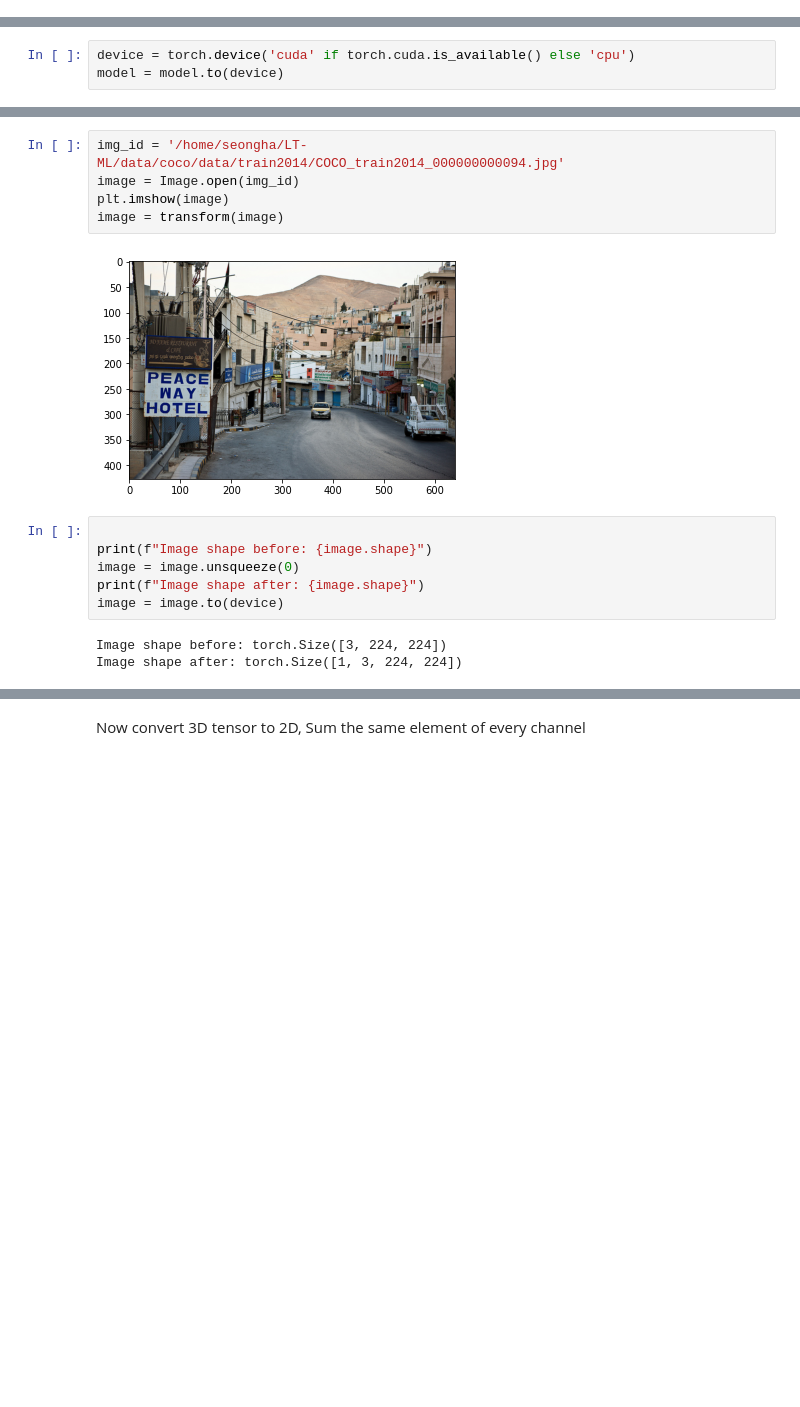
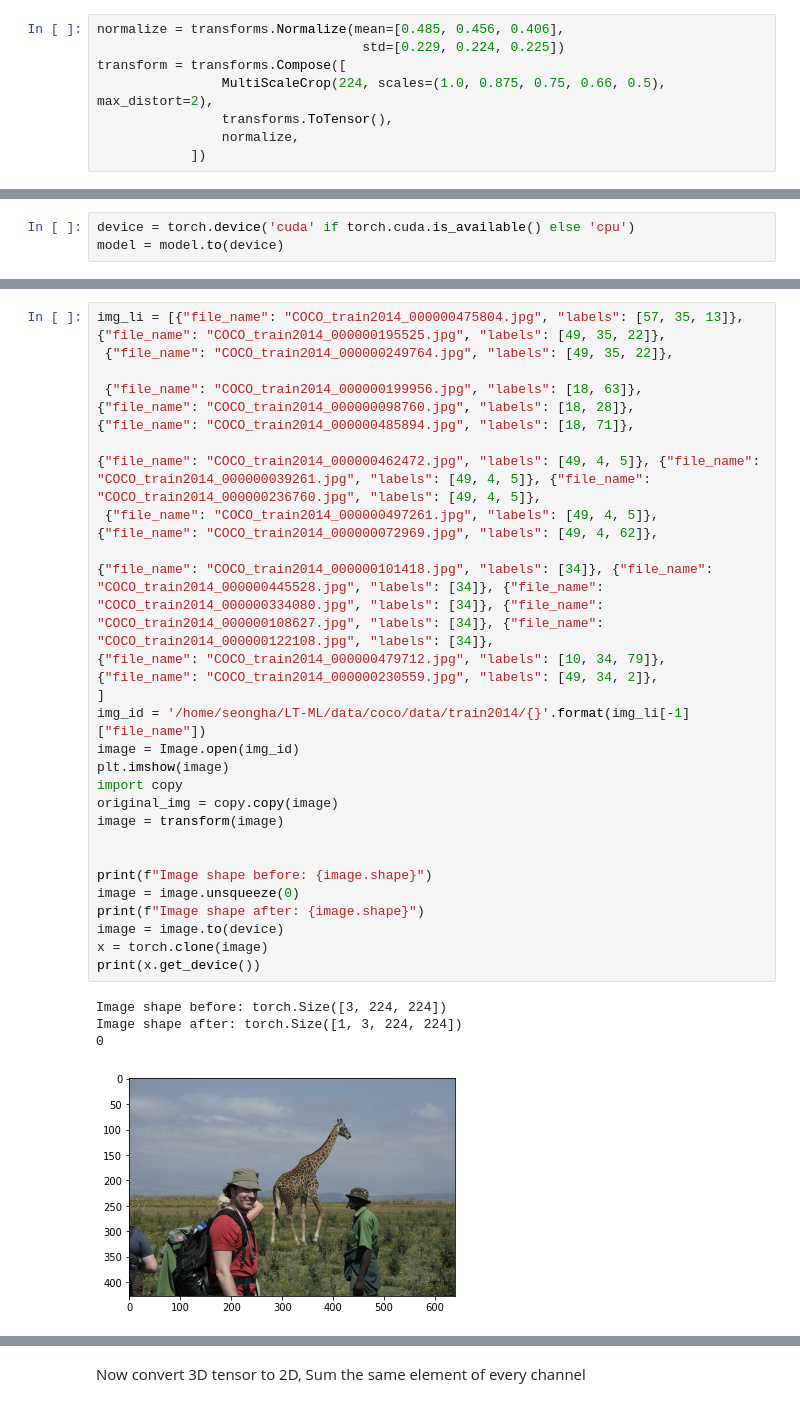
Before and after one commit to SeonghaEom/LT-ML, a Jupyter notebook: notebooks/featuremap.ipynb, the cells around one changed output, grey strips where cells are left out. Saved outputs shown, nothing was run; the diff lists cells and outputs as text; blank space fills up the shorter version.

```diff
--- a/notebooks/featuremap.ipynb
+++ b/notebooks/featuremap.ipynb
@@ -73,0 +34,8 @@ TypeError: forward() missing 1 required positional argument: 'inp'
+# %%
+normalize = transforms.Normalize(mean=[0.485, 0.456, 0.406],
+                                  std=[0.229, 0.224, 0.225])
+transform = transforms.Compose([
+                MultiScaleCrop(224, scales=(1.0, 0.875, 0.75, 0.66, 0.5), max_distort=2),
+                transforms.ToTensor(),
+                normalize,
+            ])
@@ -103,19 +132,38 @@ conv_layers
-# %%
-img_id = '/home/seongha/LT-ML/data/coco/data/train2014/COCO_train2014_000000000094.jpg'
-image = Image.open(img_id)
-plt.imshow(image)
-image = transform(image)
-# %% [output]
-[figure, removed]
-# %%
-
-print(f"Image shape before: {image.shape}")
-image = image.unsqueeze(0)
-print(f"Image shape after: {image.shape}")
-image = image.to(device)
-# %% [output]
-Image shape before: torch.Size([3, 224, 224])
-Image shape after: torch.Size([1, 3, 224, 224])
+# %%
+img_li = [{"file_name": "COCO_train2014_000000475804.jpg", "labels": [57, 35, 13]},
+{"file_name": "COCO_train2014_000000195525.jpg", "labels": [49, 35, 22]},
+ {"file_name": "COCO_train2014_000000249764.jpg", "labels": [49, 35, 22]},
+
+ {"file_name": "COCO_train2014_000000199956.jpg", "labels": [18, 63]},
+{"file_name": "COCO_train2014_000000098760.jpg", "labels": [18, 28]},
+{"file_name": "COCO_train2014_000000485894.jpg", "labels": [18, 71]},
+
+{"file_name": "COCO_train2014_000000462472.jpg", "labels": [49, 4, 5]}, {"file_name": "COCO_train2014_000000039261.jpg", "labels": [49, 4, 5]}, {"file_name": "COCO_train2014_000000236760.jpg", "labels": [49, 4, 5]},
+ {"file_name": "COCO_train2014_000000497261.jpg", "labels": [49, 4, 5]}, {"file_name": "COCO_train2014_000000072969.jpg", "labels": [49, 4, 62]},
+
+{"file_name": "COCO_train2014_000000101418.jpg", "labels": [34]}, {"file_name": "COCO_train2014_000000445528.jpg", "labels": [34]}, {"file_name": "COCO_train2014_000000334080.jpg", "labels": [34]}, {"file_name": "COCO_train2014_000000108627.jpg", "labels": [34]}, {"file_name": "COCO_train2014_000000122108.jpg", "labels": [34]},
+{"file_name": "COCO_train2014_000000479712.jpg", "labels": [10, 34, 79]},
+{"file_name": "COCO_train2014_000000230559.jpg", "labels": [49, 34, 2]},
+]
+img_id = '/home/seongha/LT-ML/data/coco/data/train2014/{}'.format(img_li[-1]["file_name"])
+image = Image.open(img_id)
+plt.imshow(image)
+import copy
+original_img = copy.copy(image)
+image = transform(image)
+
+
+print(f"Image shape before: {image.shape}")
+image = image.unsqueeze(0)
+print(f"Image shape after: {image.shape}")
+image = image.to(device)
+x = torch.clone(image)
+print(x.get_device())
+# %% [output]
+Image shape before: torch.Size([3, 224, 224])
+Image shape after: torch.Size([1, 3, 224, 224])
+0
+[figure, added]
 # %%
 outputs = []
 names = []
```
Also changed, not shown: parts of 8 cells of this notebook, 1 other file.
